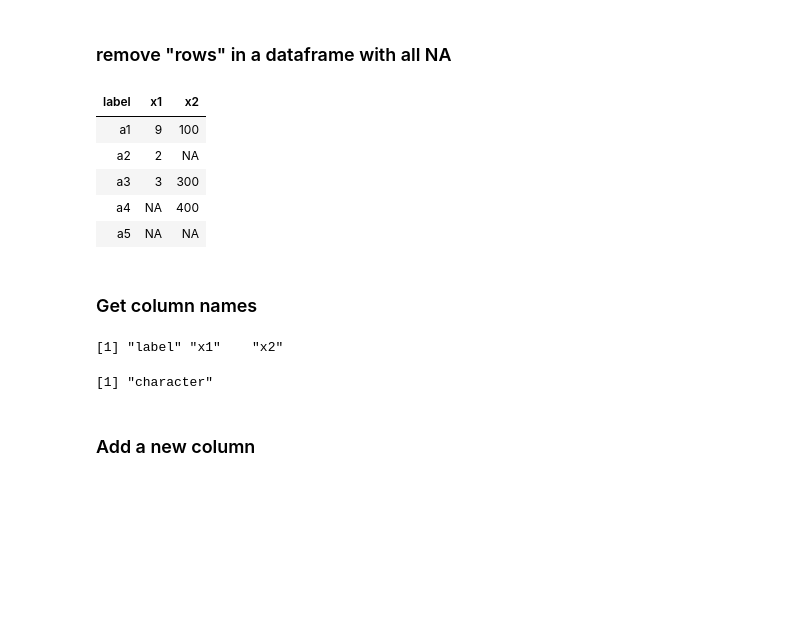
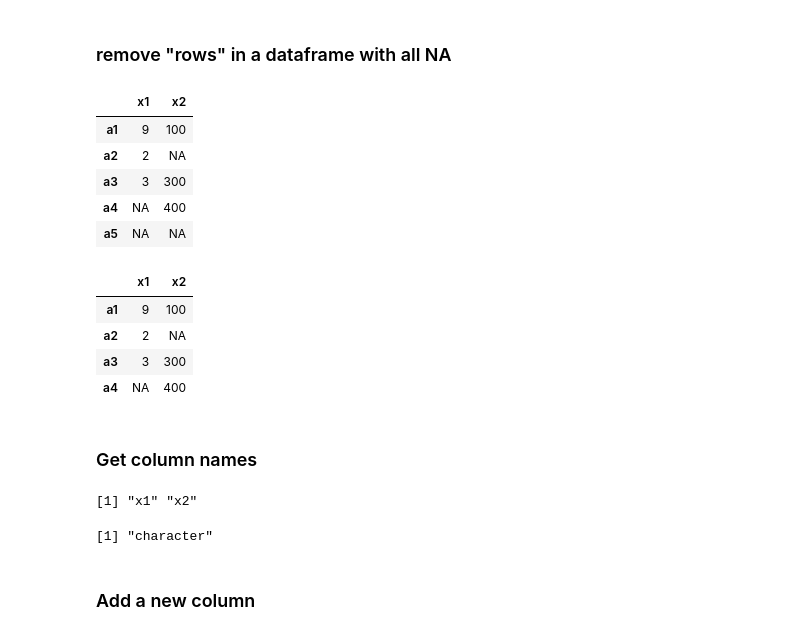
Before and after one commit to tuantla80/R-Shiny-Apps, a Jupyter notebook: R_Examples/Dataframe.ipynb, the cells around one changed output. Drawn from its saved outputs; the diff is of its cells as text; code cells hidden in the pictures; blank space fills up the shorter version.

```diff
--- a/R_Examples/Dataframe.ipynb
+++ b/R_Examples/Dataframe.ipynb
@@ -237,15 +325,29 @@ df1
 | 3 | a3 | 3 | 300 |
 # %% [markdown]
 ### remove "rows" in a dataframe with all NA
+# %%
+df <- data.frame(label = c('a1', 'a2', 'a3', 'a4', 'a5'),
+                 x1 = c(9, 2, 3, NA, NA),
+                 x2 = c(100, NA, 300, 400, NA))
+row.names(df) <- df[['label']]
+df <- subset(df, select = -c(label))
+df
+# %% [output]
+|  | x1 | x2 |
+| a1 | 9 | 100 |
+| a2 | 2 | NA |
+| a3 | 3 | 300 |
+| a4 | NA | 400 |
+| a5 | NA | NA |
 # %%
-df %>% filter_all(any_vars(!is.na(.)))
+df_remove_row_all_NA <- filter_all(df, any_vars(!is.na(.)))
+df_remove_row_all_NA
 # %% [output]
-| label | x1 | x2 |
+|  | x1 | x2 |
 | a1 | 9 | 100 |
 | a2 | 2 | NA |
 | a3 | 3 | 300 |
 | a4 | NA | 400 |
-| a5 | NA | NA |
 # %% [markdown]
 ### Get column names
 # %%
@@ -254,7 +356,7 @@ col_names = names(df)
 col_names
 class(col_names)
 # %% [output]
-[1] "label" "x1"    "x2"
+[1] "x1" "x2"
 [1] "character"
 # %% [markdown]
 ### Add a new column
```
Also changed, not shown: parts of 26 cells of this notebook.
